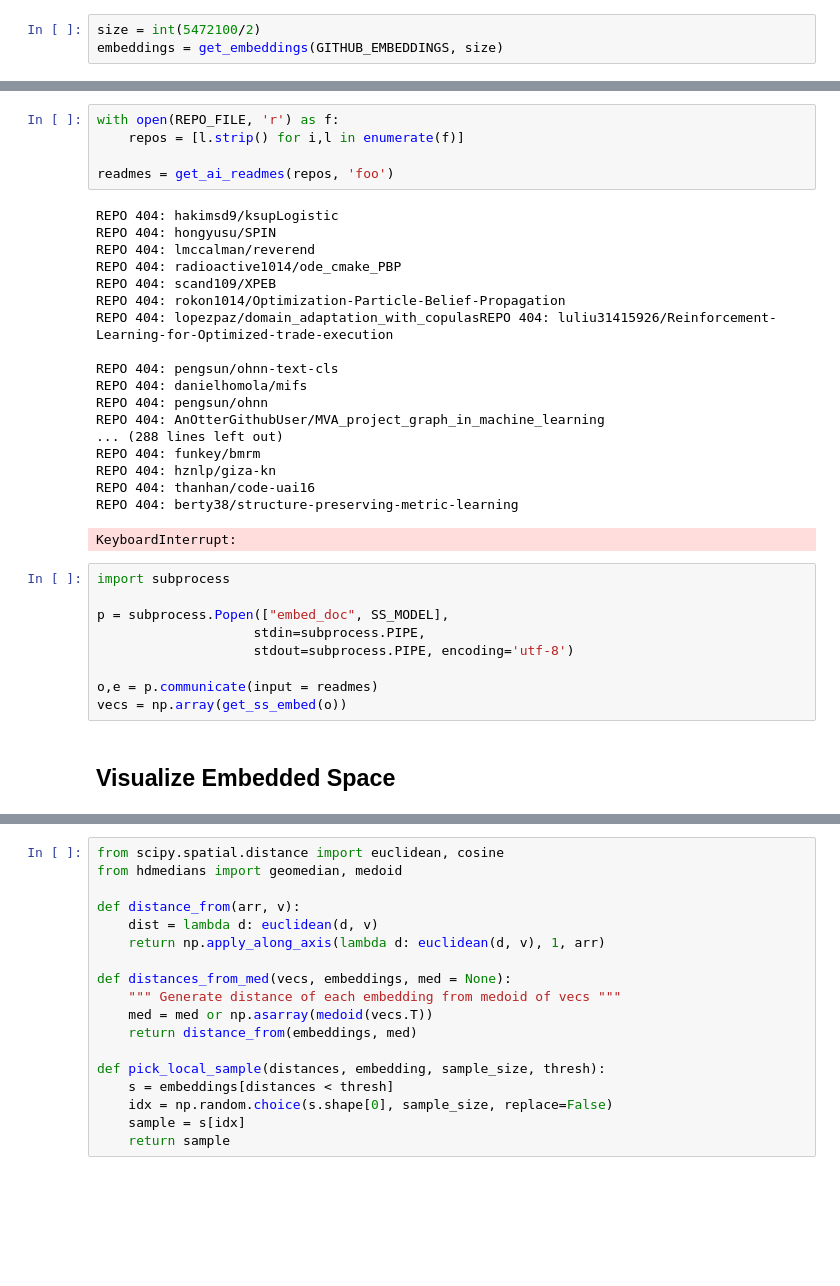
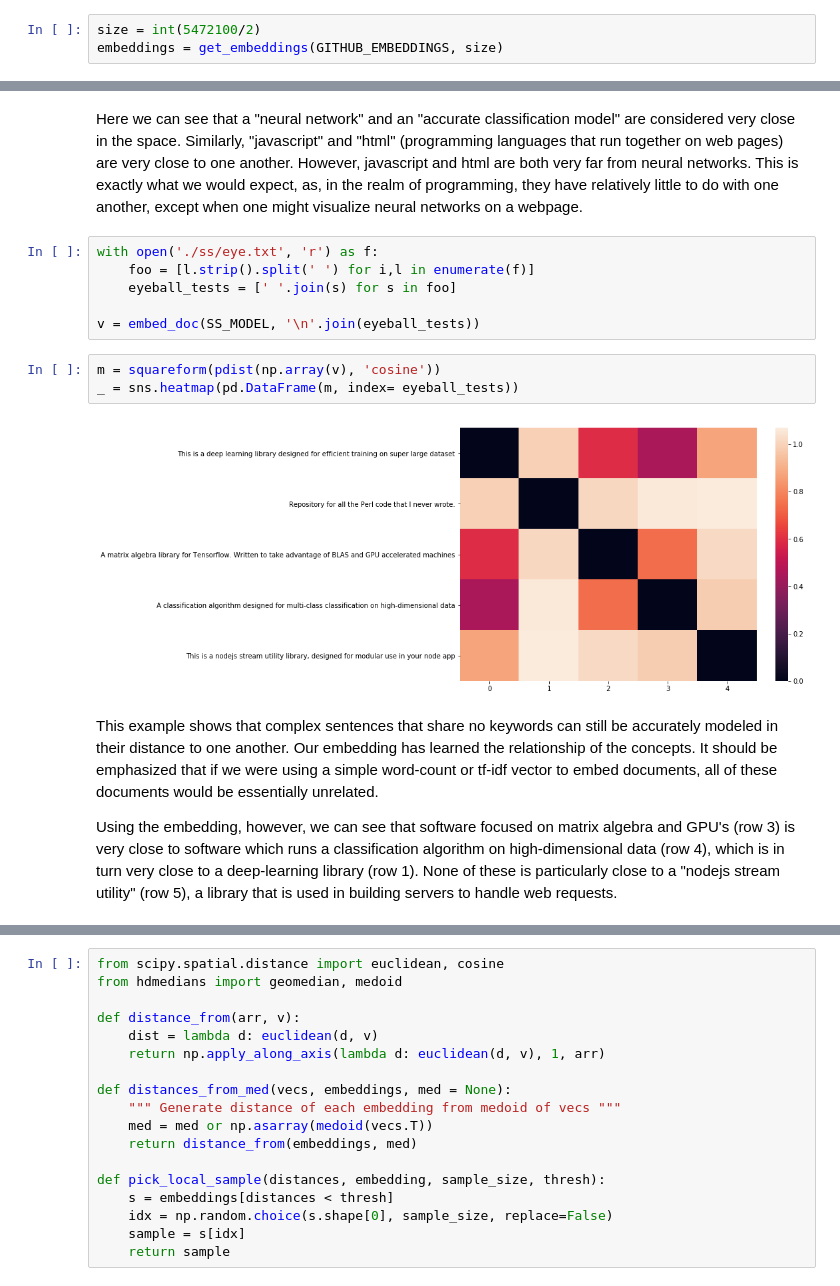
Before and after one commit to nandanrao/embed-software, a Jupyter notebook: test-sentence-embeddings.ipynb, the cells around one changed output, grey strips where cells are left out. Saved outputs shown, nothing was run; the diff lists cells and outputs as text; blank space fills up the shorter version.

```diff
--- a/test-sentence-embeddings.ipynb
+++ b/test-sentence-embeddings.ipynb
@@ -23,35 +56,17 @@ embeddings = get_embeddings(GITHUB_EMBEDDINGS, size)
+# %% [markdown]
+Here we can see that a "neural network" and an "accurate classification model" are considered very close in the space. Similarly, "javascript" and "html" (programming languages that run together on web pages) are very close to one another. However, javascript and html are both very far from neural networks. This is exactly what we would expect, as, in the realm of programming, they have relatively little to do with one another, except when one might visualize neural networks on a webpage.
 # %%
-with open(REPO_FILE, 'r') as f:
-    repos = [l.strip() for i,l in enumerate(f)]
+with open('./ss/eye.txt', 'r') as f:
+    foo = [l.strip().split(' ') for i,l in enumerate(f)]
+    eyeball_tests = [' '.join(s) for s in foo]
 
-readmes = get_ai_readmes(repos, 'foo')
+v = embed_doc(SS_MODEL, '\n'.join(eyeball_tests))
-# %% [output]
-REPO 404: hakimsd9/ksupLogistic
-REPO 404: hongyusu/SPIN
-REPO 404: lmccalman/reverend
-REPO 404: radioactive1014/ode_cmake_PBP
-REPO 404: scand109/XPEB
-REPO 404: rokon1014/Optimization-Particle-Belief-Propagation
-REPO 404: lopezpaz/domain_adaptation_with_copulasREPO 404: luliu31415926/Reinforcement-Learning-for-Optimized-trade-execution
-
-REPO 404: pengsun/ohnn-text-cls
-REPO 404: danielhomola/mifs
-REPO 404: pengsun/ohnn
-REPO 404: AnOtterGithubUser/MVA_project_graph_in_machine_learning
-... (288 lines left out)
-REPO 404: funkey/bmrm
-REPO 404: hznlp/giza-kn
-REPO 404: thanhan/code-uai16
-REPO 404: berty38/structure-preserving-metric-learning
-KeyboardInterrupt:
-# %%
-import subprocess
-
-p = subprocess.Popen(["embed_doc", SS_MODEL],
-                    stdin=subprocess.PIPE,
-                    stdout=subprocess.PIPE, encoding='utf-8')
-
-o,e = p.communicate(input = readmes)
-vecs = np.array(get_ss_embed(o))
-# %% [markdown]
-## Visualize Embedded Space
+# %%
+m = squareform(pdist(np.array(v), 'cosine'))
+_ = sns.heatmap(pd.DataFrame(m, index= eyeball_tests))
+# %% [output]
+[figure, added]
+# %% [markdown]
+This example shows that complex sentences that share no keywords can still be accurately modeled in their distance to one another. Our embedding has learned the relationship of the concepts. It should be emphasized that if we were using a simple word-count or tf-idf vector to embed documents, all of these documents would be essentially unrelated.
+
+Using the embedding, however, we can see that software focused on matrix algebra and GPU's (row 3) is very close to software which runs a classification algorithm on high-dimensional data (row 4), which is in turn very close to a deep-learning library (row 1). None of these is particularly close to a "nodejs stream utility" (row 5), a library that is used in building servers to handle web requests.
```
Also changed, not shown: parts of 29 cells of this notebook, 8 other files.
